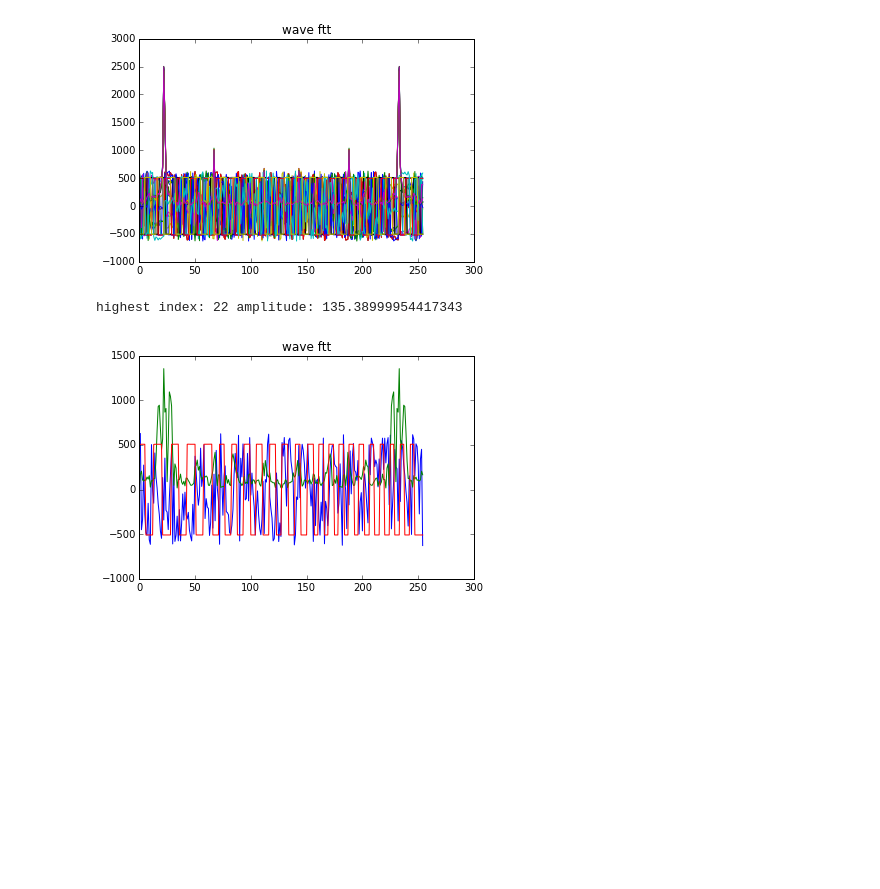
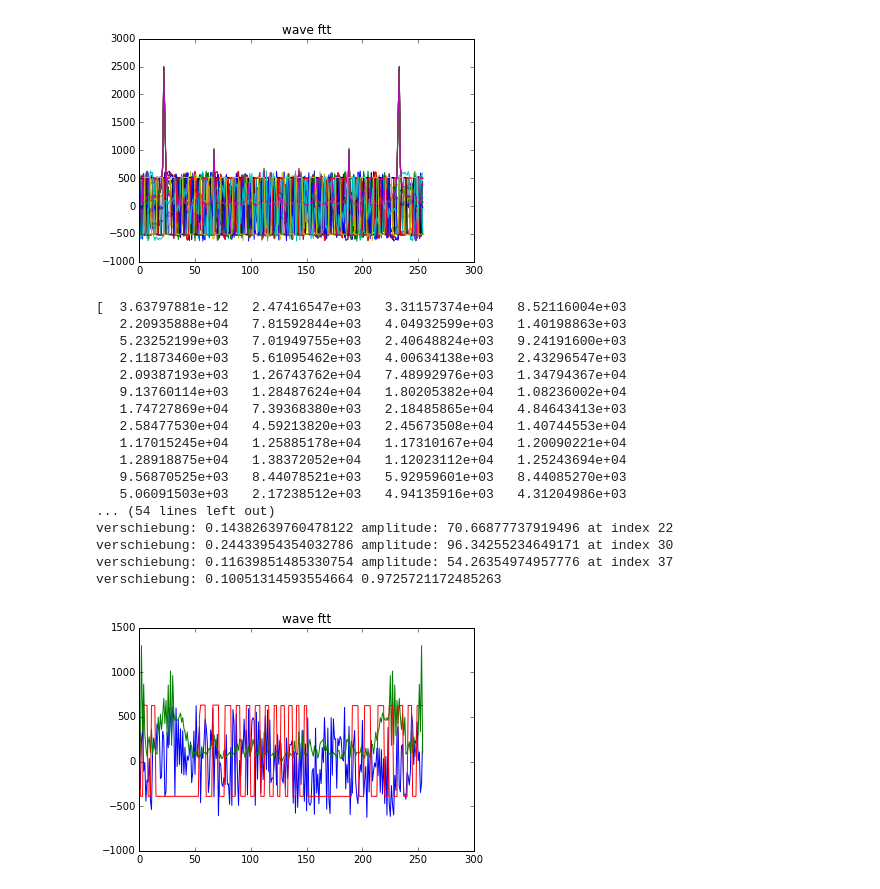
Before and after one commit to niccokunzmann/positioning_system, a Jupyter notebook: echo.ipynb, the cells around one changed output. Cells and saved outputs as stored; diff of their text form; code cells hidden in the pictures; blank space fills up the shorter version.

```diff
--- a/echo.ipynb
+++ b/echo.ipynb
@@ -217,9 +217,56 @@ highest index: 233 amplitude: 249.15639148477104
 lower index: 22 amplitude: 249.156391484771
 -542.8798942241993
 [figure]
-# %%
-p = plot_microphone([507, 507, 507, 508, 507, 507, -509, -509, -509, -509, -509, -509, -509, 505, 507, 507, 507, 507, 507, 508, 507, -509, -509, -509, -509, -509, -509, -509, -509, 507, 507, 507, 507, 508, 507, 508, -509, -509, -509, -509, -509, -509, -509, 507, 508, 507, 507, 507, 507, 507, 507, -509, -509, -509, -509, -509, -509, -509, 507, 507, 508, 507, 507, 507, 507, 508, -509, -509, -509, -509, -509, -509, 507, 507, 507, 507, 508, -509, -509, -509, -509, -509, -509, 507, 508, 508, 507, 507, -509, -509, -509, -509, -509, -509, 507, 507, 508, 508, 507, 508, -509, -509, -509, -509, -509, 507, 508, 507, 508, 508, 508, -509, -509, -509, -509, -509, -509, 507, 508, 507, 508, 507, 508, -509, -509, -509, -509, -509, 507, 508, 507, 508, 507, 507, -509, -509, -509, -509, -509, -509, 507, 507, 508, 508, 507, -509, -509, -509, -509, -509, -509, 507, 507, 507, 508, 508, 508, -509, -509, -509, -509, 507, 507, 507, 507, 508, -509, -509, -509, -509, 508, 507, 507, 507, 507, -509, -509, -509, -509, 507, 507, 507, 507, 507, -509, -509, -509, -509, 507, 507, 507, 508, 507, -509, -509, -509, -509, 507, 507, 507, 508, 507, -509, -509, -509, -509, -509, 507, 507, 507, 507, -509, -509, -509, -509, -509, 508, 507, 507, 507, -509, -509, -509, -509, -509, 507, 507, 508, 507, -509, -509, -509, -509, -509, 507, 507, 508, 507, -509, -509, -509, -509, -509, 507, 507, 507, 507, -509, -509, -509, -509, -509, -509, -509, -509]
-)
-# %% [output]
-highest index: 22 amplitude: 135.38999954417343
-[figure, removed]
+# %%
+def plot_signal(l):
+    N = len(l)
+    s = sum(l) / N
+    y = [x - s for x in l]
+    f1 = np.fft.fft(y)
+    amplitude = np.sqrt([x.imag * x.imag + x.real * x.real for x in f1])
+    phase = [math.atan2(x.imag, x.real) for x in f1]
+    plt.plot([200 * x for x in phase])
+    plt.plot(amplitude / N * 10)
+    plt.plot(l)
+    index = [i for i, v in enumerate(amplitude) if v == max(amplitude)][0]
+    print(amplitude)
+    print("highest index: {} amplitude: {}".format(index, amplitude[index] / N))
+    if index > N / 2:
+        print("lower index: {} amplitude: {}".format(N - index, amplitude[N - index] / N))
+    vs = []
+    for index, m in ((22, 3), (30, 4), (37, 5)):
+        verschiebung = phase[index] / np.pi / m
+        vs.append(verschiebung)
+        print("verschiebung: {} amplitude: {} at index {}".format(verschiebung, amplitude[index] / N, index))
+    print("verschiebung: {} {}".format((vs[1] - vs[0]) % 1, (vs[2] - vs[0]) % 1))
+
+    x = plt.title('wave ftt')
+    x.phase = phase
+    x.amplitude = amplitude
+    return x
+
+
+p = plot_signal([632, -390, -390, -390, 630, 631, 630, 629, -390, -390, -390, 626, 627, 626, 627, -390, -390, -390, -390, -390, -390, -390, -390, -390, -390, -390, -390, -390, -390, -390, -390, -390, -390, -390, -390, -390, -390, -390, -390, -390, -390, -390, -390, -390, -390, -390, -390, -390, -390, -390, -390, -390, -390, -390, 506, 632, 632, 632, 633, 632, -390, -390, -390, -390, -390, -390, 632, 632, 633, 633, 632, 632, -390, -390, -390, -390, -390, 627, 627, 627, 627, 627, 627, -390, -390, -390, -390, 627, 627, 627, 627, -390, -390, -390, -390, -390, 627, 627, 627, 628, -390, -390, -390, -390, 626, 627, 627, 627, 627, -390, -390, -390, -390, 627, 626, 627, 626, -390, -390, -390, -390, 626, 626, 627, -390, -390, -390, 626, 626, 626, 626, -390, -390, -390, 626, 627, 626, 626, -390, -390, -390, 626, 626, 627, -390, -390, -390, -390, 626, 627, 626, -390, -390, -390, -390, -390, -390, -390, -390, -390, -390, -390, -390, -390, -390, -390, -390, -390, -390, -390, -390, -390, -390, -390, -390, -390, -390, -390, -390, -390, -390, -390, -390, -390, -390, -390, -390, -390, -390, -390, -390, 626, 626, 627, 626, 627, 626, -390, -390, -390, -390, -390, 626, 626, 627, 626, 627, 626, -390, -390, -390, -390, -390, -390, 626, 626, 627, 626, 627, 626, -390, -390, -390, -390, 627, 627, 627, 627, -390, -390, -390, -390, 626, 627, 627, 627, 627, -390, -390, -390, -390, 627, 627, 627, 627, -390, -390, -390, -390, 626, 628, 627, 627, 627, 626]
+
+
+
+)
+# %% [output]
+[  3.63797881e-12   2.47416547e+03   3.31157374e+04   8.52116004e+03
+   2.20935888e+04   7.81592844e+03   4.04932599e+03   1.40198863e+03
+   5.23252199e+03   7.01949755e+03   2.40648824e+03   9.24191600e+03
+   2.11873460e+03   5.61095462e+03   4.00634138e+03   2.43296547e+03
+   2.09387193e+03   1.26743762e+04   7.48992976e+03   1.34794367e+04
+   9.13760114e+03   1.28487624e+04   1.80205382e+04   1.08236002e+04
+   1.74727869e+04   7.39368380e+03   2.18485865e+04   4.84643413e+03
+   2.58477530e+04   4.59213820e+03   2.45673508e+04   1.40744553e+04
+   1.17015245e+04   1.25885178e+04   1.17310167e+04   1.20090221e+04
+   1.28918875e+04   1.38372052e+04   1.12023112e+04   1.25243694e+04
+   9.56870525e+03   8.44078521e+03   5.92959601e+03   8.44085270e+03
+   5.06091503e+03   2.17238512e+03   4.94135916e+03   4.31204986e+03
+... (54 lines left out)
+verschiebung: 0.14382639760478122 amplitude: 70.66877737919496 at index 22
+verschiebung: 0.24433954354032786 amplitude: 96.34255234649171 at index 30
+verschiebung: 0.11639851485330754 amplitude: 54.26354974957776 at index 37
+verschiebung: 0.10051314593554664 0.9725721172485263
+[figure, added]
```
Also changed, not shown: parts of 3 cells of this notebook, 2 other files.
